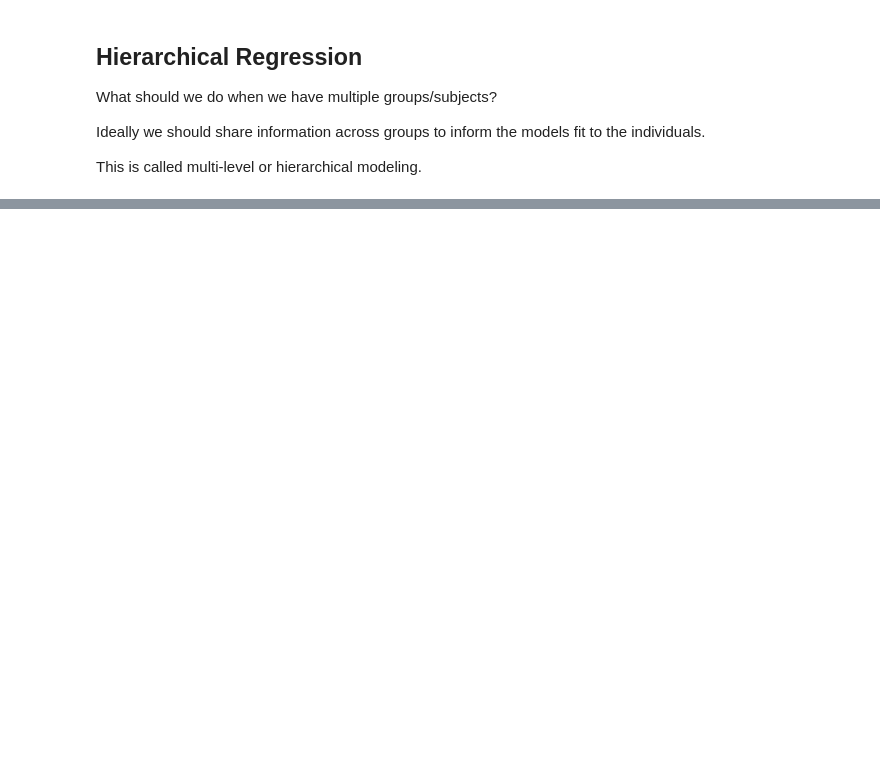
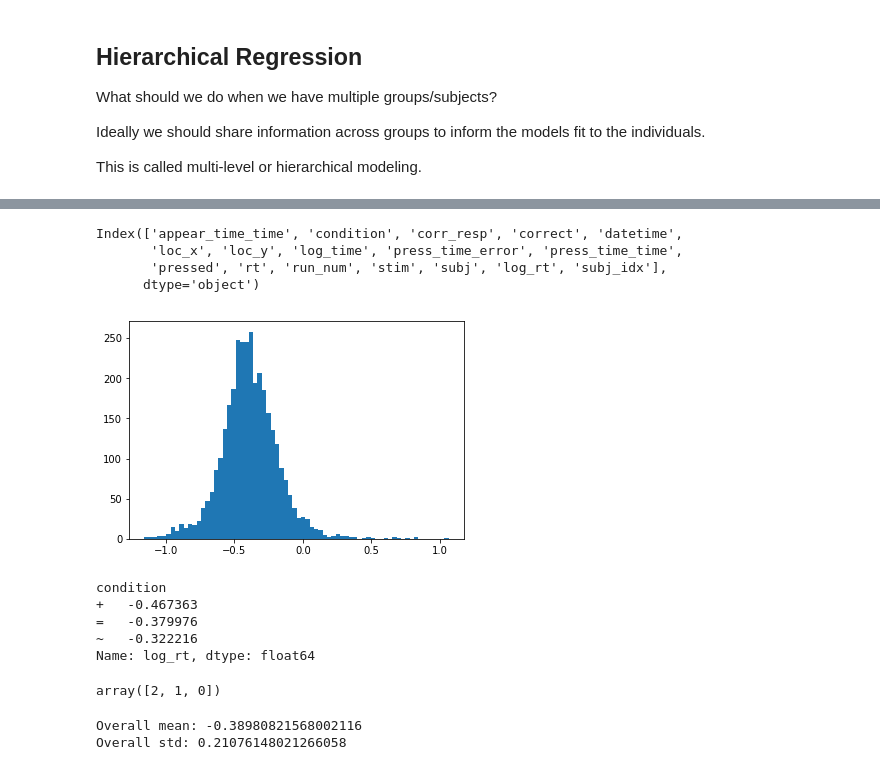
Before and after one commit to compmem/QuantCog, a Jupyter notebook: notebooks/05_Bayesian_Regression.ipynb, the cells around one changed output, grey strips where cells are left out. Drawn from its saved outputs; the diff is of its cells as text; code cells hidden in the pictures; blank space fills up the shorter version.

```diff
--- a/notebooks/05_Bayesian_Regression.ipynb
+++ b/notebooks/05_Bayesian_Regression.ipynb
@@ -209,4 +296,8 @@ This is called multi-level or hierarchical modeling.
 # %%
 # load some data
 dat = pd.read_csv('data/flanker_dat.csv')
+
+# remove nans
+dat = dat[~np.isnan(dat['rt'])]
+
 dat.head()
@@ -213,14 +311,37 @@ dat.head()
 # %%
 # usually best to look at log rt
 dat['log_rt'] = np.log(dat['rt'])
-dat['subj'] = dat['subj']-101 #.astype('str')
+
+# make a numeric index of subject
+# (only works b/c these subj ids start at 101 and are contiguous)
+dat['subj_idx'] = dat['subj']-101
 dat.columns
+# %% [output]
+Index(['appear_time_time', 'condition', 'corr_resp', 'correct', 'datetime',
+       'loc_x', 'loc_y', 'log_time', 'press_time_error', 'press_time_time',
+       'pressed', 'rt', 'run_num', 'stim', 'subj', 'log_rt', 'subj_idx'],
+      dtype='object')
+# %%
+# show how distribution of log_rts is mostly normal
+plt.hist(dat['log_rt'].values, bins='auto');
+# %% [output]
+[figure, added]
 # %%
+# show overall means for each condition
 dat.groupby(['condition'])['log_rt'].mean()
+# %% [output]
+condition
++   -0.467363
+=   -0.379976
+~   -0.322216
+Name: log_rt, dtype: float64
 # %%
+# make a numerical condition variable
 dat['num_cond'] = 0
 dat.loc[dat['condition']=='=', 'num_cond'] = 1
 dat.loc[dat['condition']=='~', 'num_cond'] = 2
 dat.num_cond.unique()
+# %% [output]
+array([2, 1, 0])
 # %%
 # get various ways to index the data
@@ -232 +350,7 @@ n_cond = len(dat.condition.unique())
+# %%
+print('Overall mean:', dat.log_rt.mean())
+print('Overall std:', dat.log_rt.std())
+# %% [output]
+Overall mean: -0.38980821568002116
+Overall std: 0.21076148021266058
 # %%
```
Also changed, not shown: parts of 30 cells of this notebook.
